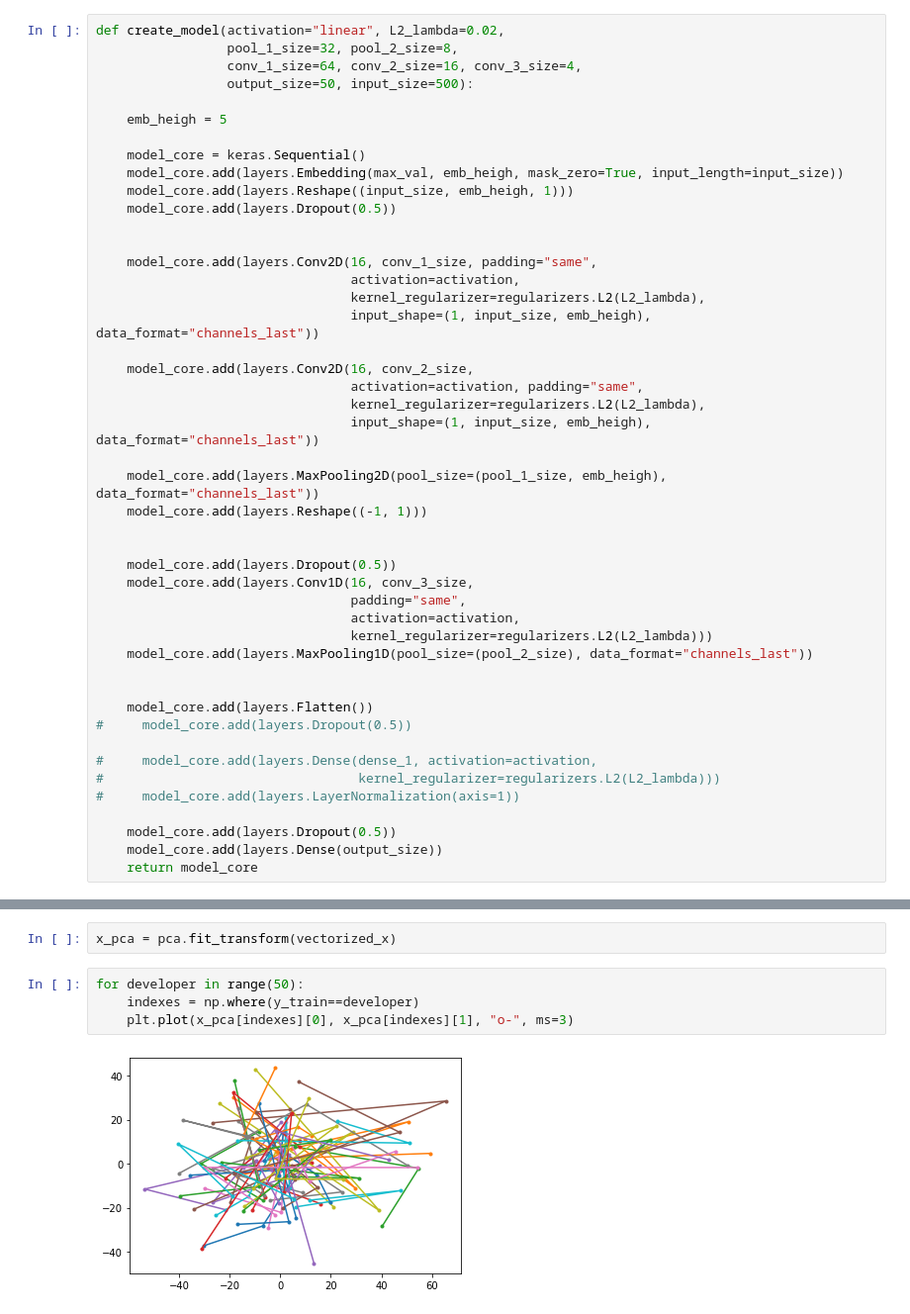
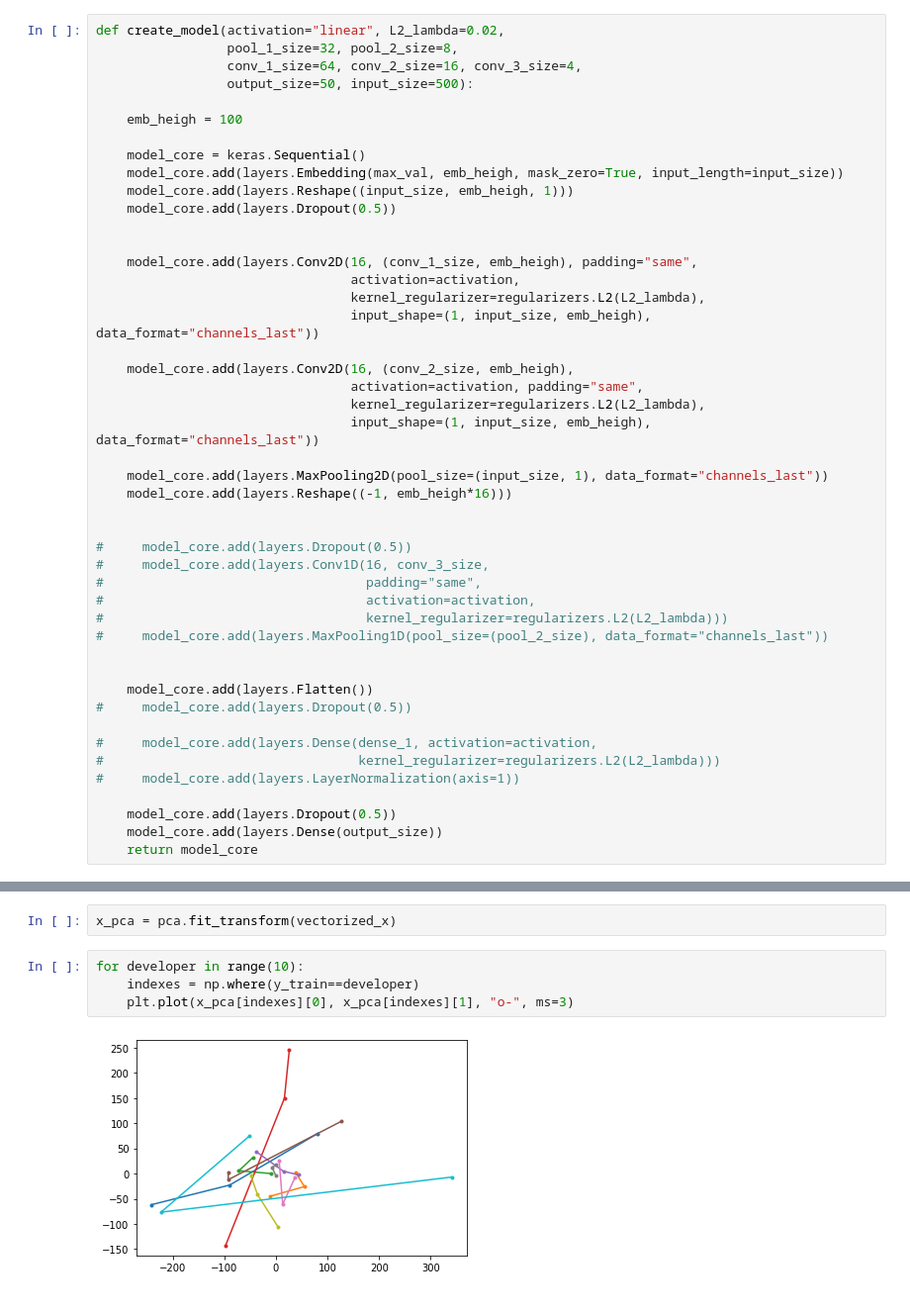
Before and after one commit to MefAldemisov/SourceCodeAuthorshipAttribution, a Jupyter notebook: CleanTripletLoss.ipynb, the cells around one changed output, grey strips where cells are left out. Shown: that part at 99% size. Saved outputs shown, nothing was run; the diff lists cells and outputs as text.

Commit message:
Changed the dimensionality of the embedding layer

```diff
--- a/CleanTripletLoss.ipynb
+++ b/CleanTripletLoss.ipynb
@@ -327,7 +309,7 @@ def create_model(activation="linear", L2_lambda=0.02,
                  conv_1_size=64, conv_2_size=16, conv_3_size=4,
                  output_size=50, input_size=500):
 
-    emb_heigh = 5
+    emb_heigh = 100
 
     model_core = keras.Sequential()
     model_core.add(layers.Embedding(max_val, emb_heigh, mask_zero=True, input_length=input_size))
@@ -335,26 +317,26 @@ def create_model(activation="linear", L2_lambda=0.02,
     model_core.add(layers.Dropout(0.5))
 
 
-    model_core.add(layers.Conv2D(16, conv_1_size, padding="same",
+    model_core.add(layers.Conv2D(16, (conv_1_size, emb_heigh), padding="same",
                                  activation=activation,
                                  kernel_regularizer=regularizers.L2(L2_lambda),
                                  input_shape=(1, input_size, emb_heigh), data_format="channels_last"))
 
-    model_core.add(layers.Conv2D(16, conv_2_size,
+    model_core.add(layers.Conv2D(16, (conv_2_size, emb_heigh),
                                  activation=activation, padding="same",
                                  kernel_regularizer=regularizers.L2(L2_lambda),
                                  input_shape=(1, input_size, emb_heigh), data_format="channels_last"))
 
-    model_core.add(layers.MaxPooling2D(pool_size=(pool_1_size, emb_heigh), data_format="channels_last"))
-    model_core.add(layers.Reshape((-1, 1)))
+    model_core.add(layers.MaxPooling2D(pool_size=(input_size, 1), data_format="channels_last"))
+    model_core.add(layers.Reshape((-1, emb_heigh*16)))
 
 
-    model_core.add(layers.Dropout(0.5))
-    model_core.add(layers.Conv1D(16, conv_3_size,
-                                 padding="same",
-                                 activation=activation,
-                                 kernel_regularizer=regularizers.L2(L2_lambda)))
-    model_core.add(layers.MaxPooling1D(pool_size=(pool_2_size), data_format="channels_last"))
+#     model_core.add(layers.Dropout(0.5))
+#     model_core.add(layers.Conv1D(16, conv_3_size,
+#                                  padding="same",
+#                                  activation=activation,
+#                                  kernel_regularizer=regularizers.L2(L2_lambda)))
+#     model_core.add(layers.MaxPooling1D(pool_size=(pool_2_size), data_format="channels_last"))
 
 
     model_core.add(layers.Flatten())
@@ -430,11 +413,11 @@ pca = PCA(n_components = 3)
 # %%
 x_pca = pca.fit_transform(vectorized_x)
 # %%
-for developer in range(50):
+for developer in range(10):
     indexes = np.where(y_train==developer)
     plt.plot(x_pca[indexes][0], x_pca[indexes][1], "o-", ms=3)
 # %% [output]
-[figure, old version]
+[figure, new version]
 # %%
 model1.summary()
 # %% [output]
```
Also changed, not shown: parts of 6 cells of this notebook.
